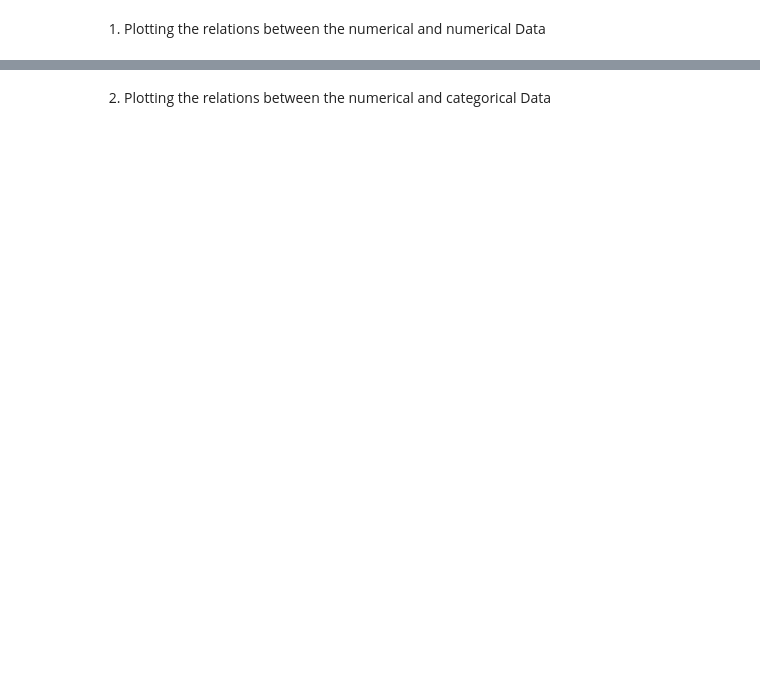
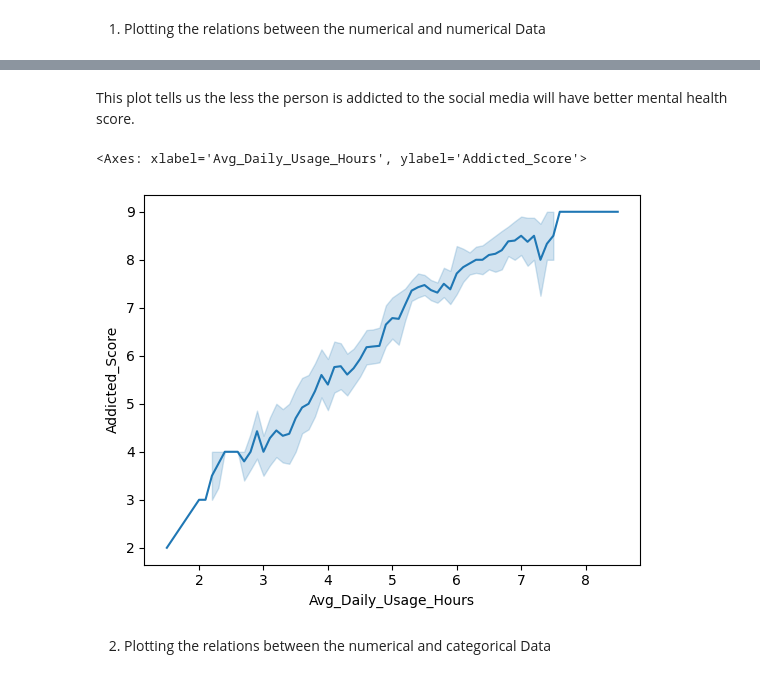
Before and after one commit to Harsh-1598/Students-Social-Media-Addiction, a Jupyter notebook: main.ipynb, the cells around one changed output, grey strips where cells are left out. Saved outputs shown, nothing was run; the diff lists cells and outputs as text; code cells hidden in the pictures; blank space fills up the shorter version.

```diff
--- a/main.ipynb
+++ b/main.ipynb
@@ -99,5 +234,10 @@ sns.scatterplot(x= data['Mental_Health_Score'], y = data['Addicted_Score'], hue=
+# %% [markdown]
+This plot tells us the less the person is addicted to the social media will have better mental health score.
 # %%
-sns.lineplot(x= data['Avg_Daily_Usage_Hours'], y = data['Addicted_Score'], hue=data['Gender'], palette='deep')
+sns.lineplot(x= data['Avg_Daily_Usage_Hours'], y = data['Addicted_Score'], palette='deep')
+# %% [output]
+<Axes: xlabel='Avg_Daily_Usage_Hours', ylabel='Addicted_Score'>
+[figure, added]
 # %% [markdown]
 2. Plotting the relations between the numerical and categorical Data
 # %%
```
Also changed, not shown: parts of 61 cells of this notebook.
